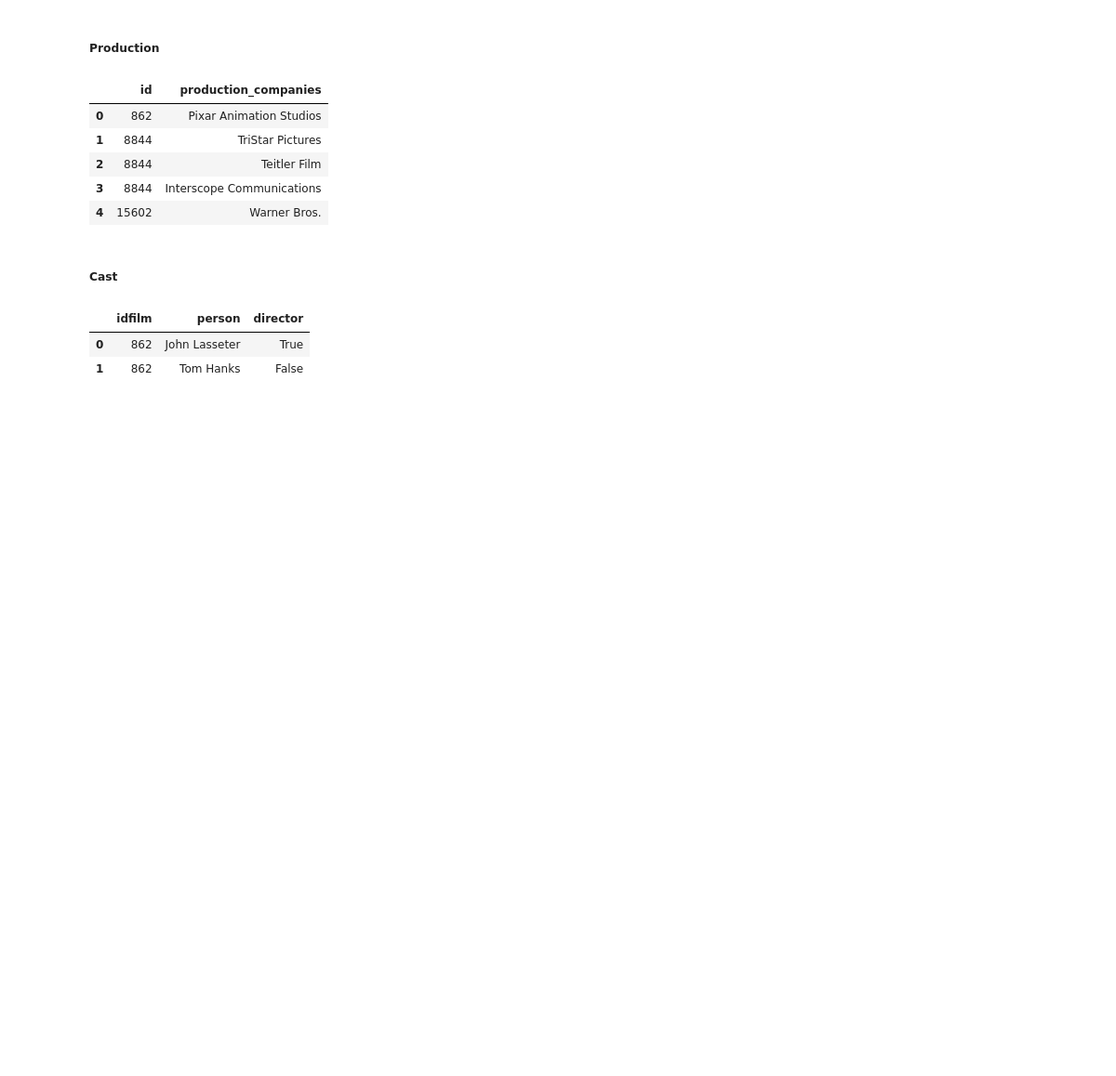
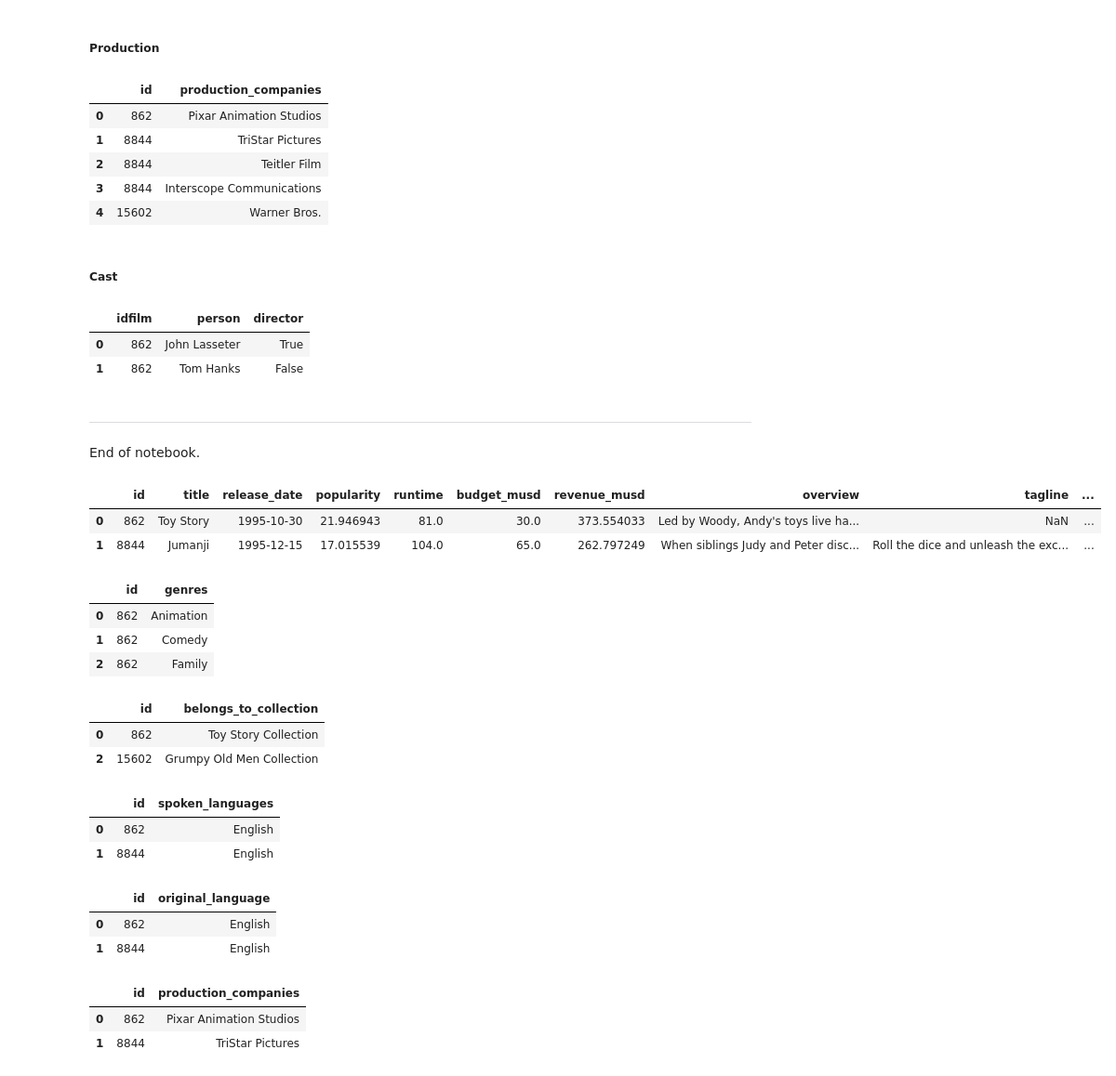
Before and after one commit to julien-data-analyst/Application_web_film, a Jupyter notebook: app/explo.ipynb, the cells around one changed output. Shown: that part at 93% size. Drawn from its saved outputs; the diff is of its cells as text; code cells hidden in the pictures; blank space fills up the shorter version.

```diff
--- a/code/explo.ipynb
+++ b/app/explo.ipynb
@@ -26,7 +26,7 @@ def read_dataset(chemin:str) -> pd.DataFrame:
     return data
 # %%
 # apply the function to read the dataset
-dataset = read_dataset("../data/movies_complete.csv")
+dataset = read_dataset("../app/data/movies_complete.csv")
 # %%
 print(f"There are {dataset.shape} lines and columns.")
 # %% [output]
@@ -536,3 +536,44 @@ person_director_table.head(n=2)
 |  | idfilm | person | director |
 | 0 | 862 | John Lasseter | True |
 | 1 | 862 | Tom Hanks | False |
+# %% [markdown]
+---
+# %% [markdown]
+End of notebook.
+# %%
+film.head(n=2)
+# %% [output]
+|  | id | title | release_date | popularity | runtime | budget_musd | revenue_musd | overview | tagline | ... |
+| 0 | 862 | Toy Story | 1995-10-30 | 21.946943 | 81.0 | 30.0 | 373.554033 | Led by Woody, Andy's toys live ha... | NaN | ... |
+| 1 | 8844 | Jumanji | 1995-12-15 | 17.015539 | 104.0 | 65.0 | 262.797249 | When siblings Judy and Peter disc... | Roll the dice and unleash the exc... | ... |
+# %%
+genre.head(n=3)
+# %% [output]
+|  | id | genres |
+| 0 | 862 | Animation |
+| 1 | 862 | Comedy |
+| 2 | 862 | Family |
+# %%
+collection.head(n=2)
+# %% [output]
+|  | id | belongs_to_collection |
+| 0 | 862 | Toy Story Collection |
+| 2 | 15602 | Grumpy Old Men Collection |
+# %%
+spoken_language.head(n=2)
+# %% [output]
+|  | id | spoken_languages |
+| 0 | 862 | English |
+| 1 | 8844 | English |
+# %%
+original_language.head(n=2)
+# %% [output]
+|  | id | original_language |
+| 0 | 862 | English |
+| 1 | 8844 | English |
+# %%
+production.head(n=2)
+# %% [output]
+|  | id | production_companies |
+| 0 | 862 | Pixar Animation Studios |
+| 1 | 8844 | TriStar Pictures |
```
Also changed, not shown: parts of 1 cell of this notebook, 3 other files.
